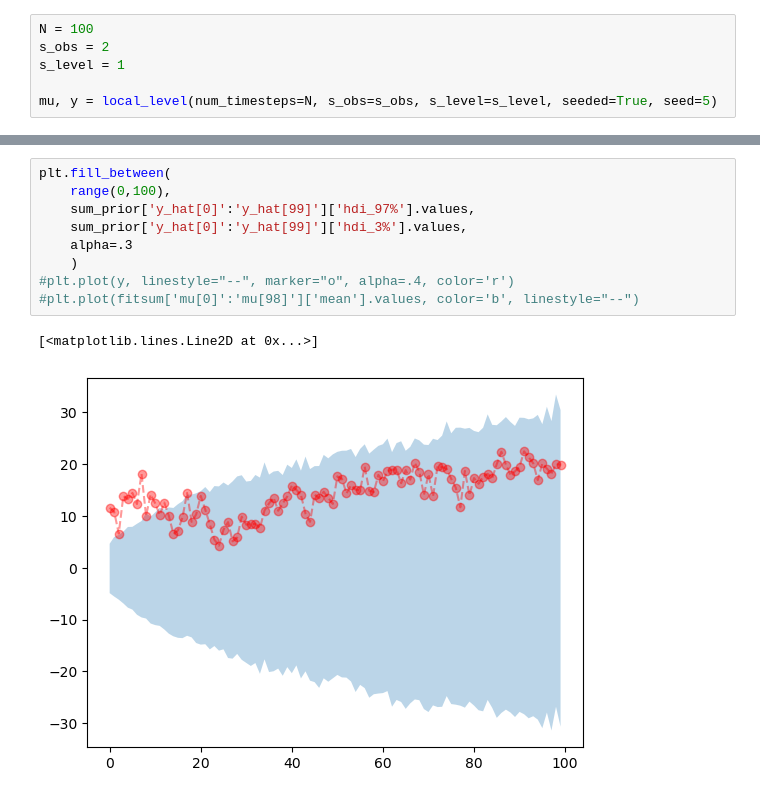
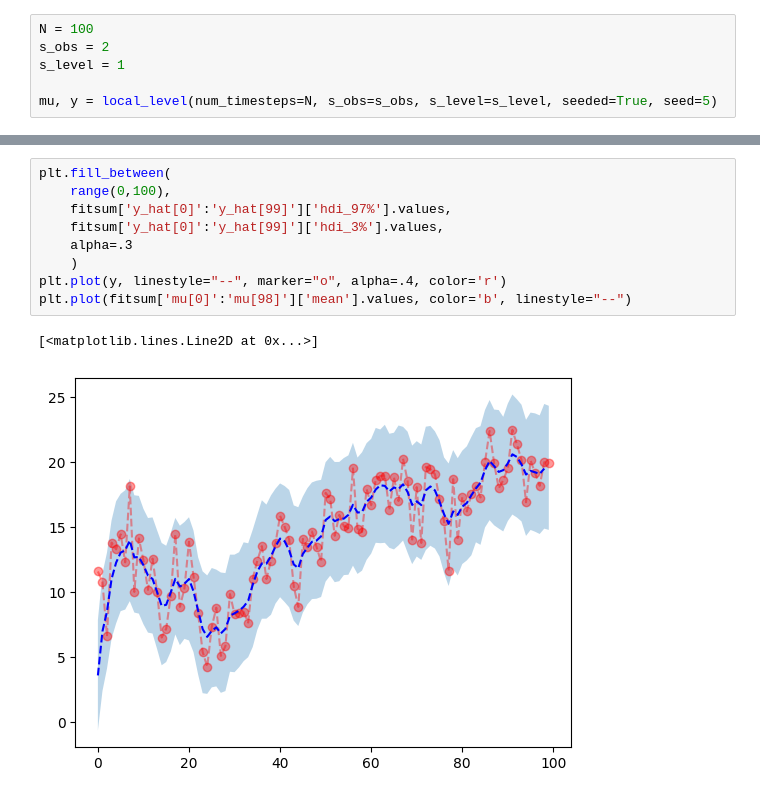
Before and after one commit to woejozney/state-space-examples, a Jupyter notebook: local-level-stan/local-level-stan.ipynb, the cells around one changed output, grey strips where cells are left out. Cells and saved outputs as stored; diff of their text form.

```diff
--- a/local-level-stan/local-level-stan.ipynb
+++ b/local-level-stan/local-level-stan.ipynb
@@ -150,12 +173,12 @@ ax.show()
 # %%
 plt.fill_between(
     range(0,100),
-    sum_prior['y_hat[0]':'y_hat[99]']['hdi_97%'].values,
-    sum_prior['y_hat[0]':'y_hat[99]']['hdi_3%'].values,
+    fitsum['y_hat[0]':'y_hat[99]']['hdi_97%'].values,
+    fitsum['y_hat[0]':'y_hat[99]']['hdi_3%'].values,
     alpha=.3
     )
-#plt.plot(y, linestyle="--", marker="o", alpha=.4, color='r')
-#plt.plot(fitsum['mu[0]':'mu[98]']['mean'].values, color='b', linestyle="--")
+plt.plot(y, linestyle="--", marker="o", alpha=.4, color='r')
+plt.plot(fitsum['mu[0]':'mu[98]']['mean'].values, color='b', linestyle="--")
 # %% [output]
 [<matplotlib.lines.Line2D at 0x...>]
-[figure, old version]
+[figure, new version]
```
Also changed, not shown: parts of 17 cells of this notebook.
